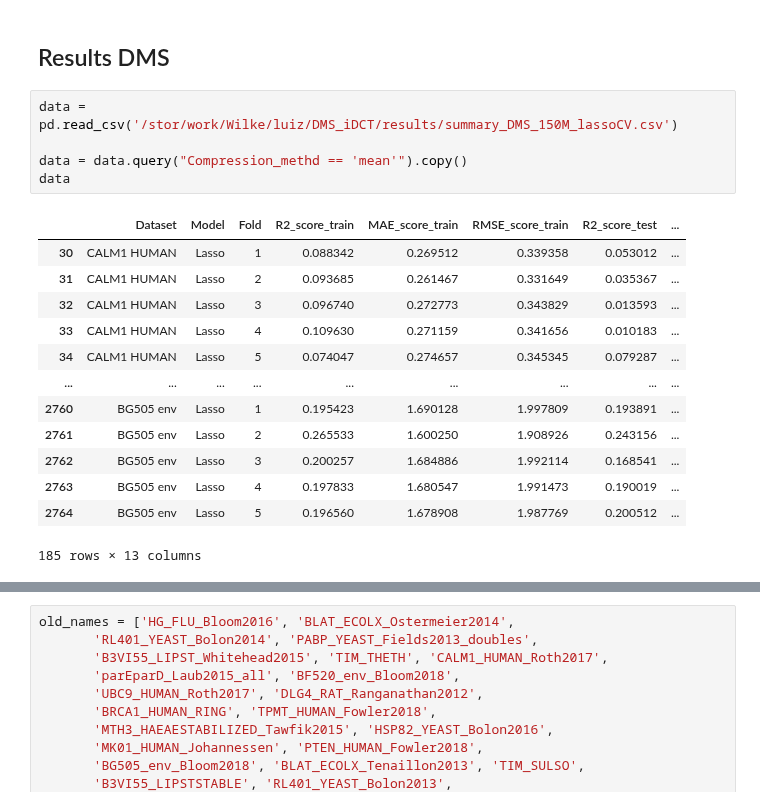
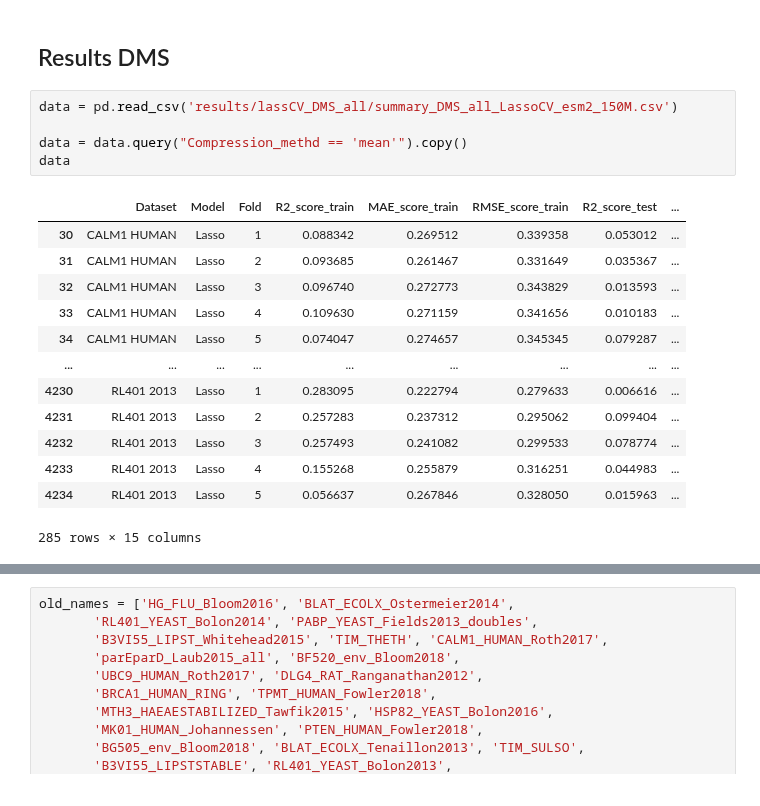
Before and after one commit to ziul-bio/SWAT, a Jupyter notebook: plot_results.ipynb, the cells around one changed output, grey strips where cells are left out. Drawn from its saved outputs; the diff is of its cells as text.

```diff
--- a/plot_results.ipynb
+++ b/plot_results.ipynb
@@ -173,24 +36,24 @@ def plot_results2(res_path):
 # %% [markdown]
 ## Results DMS
 # %%
-data = pd.read_csv('/stor/work/Wilke/luiz/DMS_iDCT/results/summary_DMS_150M_lassoCV.csv')
+data = pd.read_csv('results/lassCV_DMS_all/summary_DMS_all_LassoCV_esm2_150M.csv')
 
 data = data.query("Compression_methd == 'mean'").copy()
 data
 # %% [output]
 |  | Dataset | Model | Fold | R2_score_train | MAE_score_train | RMSE_score_train | R2_score_test | ... |
 | 30 | CALM1 HUMAN | Lasso | 1 | 0.088342 | 0.269512 | 0.339358 | 0.053012 | ... |
 | 31 | CALM1 HUMAN | Lasso | 2 | 0.093685 | 0.261467 | 0.331649 | 0.035367 | ... |
 | 32 | CALM1 HUMAN | Lasso | 3 | 0.096740 | 0.272773 | 0.343829 | 0.013593 | ... |
 | 33 | CALM1 HUMAN | Lasso | 4 | 0.109630 | 0.271159 | 0.341656 | 0.010183 | ... |
 | 34 | CALM1 HUMAN | Lasso | 5 | 0.074047 | 0.274657 | 0.345345 | 0.079287 | ... |
 | ... | ... | ... | ... | ... | ... | ... | ... | ... |
-| 2760 | BG505 env | Lasso | 1 | 0.195423 | 1.690128 | 1.997809 | 0.193891 | ... |
-| 2761 | BG505 env | Lasso | 2 | 0.265533 | 1.600250 | 1.908926 | 0.243156 | ... |
-| 2762 | BG505 env | Lasso | 3 | 0.200257 | 1.684886 | 1.992114 | 0.168541 | ... |
-| 2763 | BG505 env | Lasso | 4 | 0.197833 | 1.680547 | 1.991473 | 0.190019 | ... |
-| 2764 | BG505 env | Lasso | 5 | 0.196560 | 1.678908 | 1.987769 | 0.200512 | ... |
+| 4230 | RL401 2013 | Lasso | 1 | 0.283095 | 0.222794 | 0.279633 | 0.006616 | ... |
+| 4231 | RL401 2013 | Lasso | 2 | 0.257283 | 0.237312 | 0.295062 | 0.099404 | ... |
+| 4232 | RL401 2013 | Lasso | 3 | 0.257493 | 0.241082 | 0.299533 | 0.078774 | ... |
+| 4233 | RL401 2013 | Lasso | 4 | 0.155268 | 0.255879 | 0.316251 | 0.044983 | ... |
+| 4234 | RL401 2013 | Lasso | 5 | 0.056637 | 0.267846 | 0.328050 | 0.015963 | ... |
-185 rows × 13 columns
+285 rows × 15 columns
 # %%
 cols = ['Dataset', 'R2_score_test', 'rho_score_test']
 dataset_order = data[cols].groupby('Dataset').mean().sort_values('rho_score_test', ascending=False).index
```
Also changed, not shown: parts of 15 cells of this notebook.
